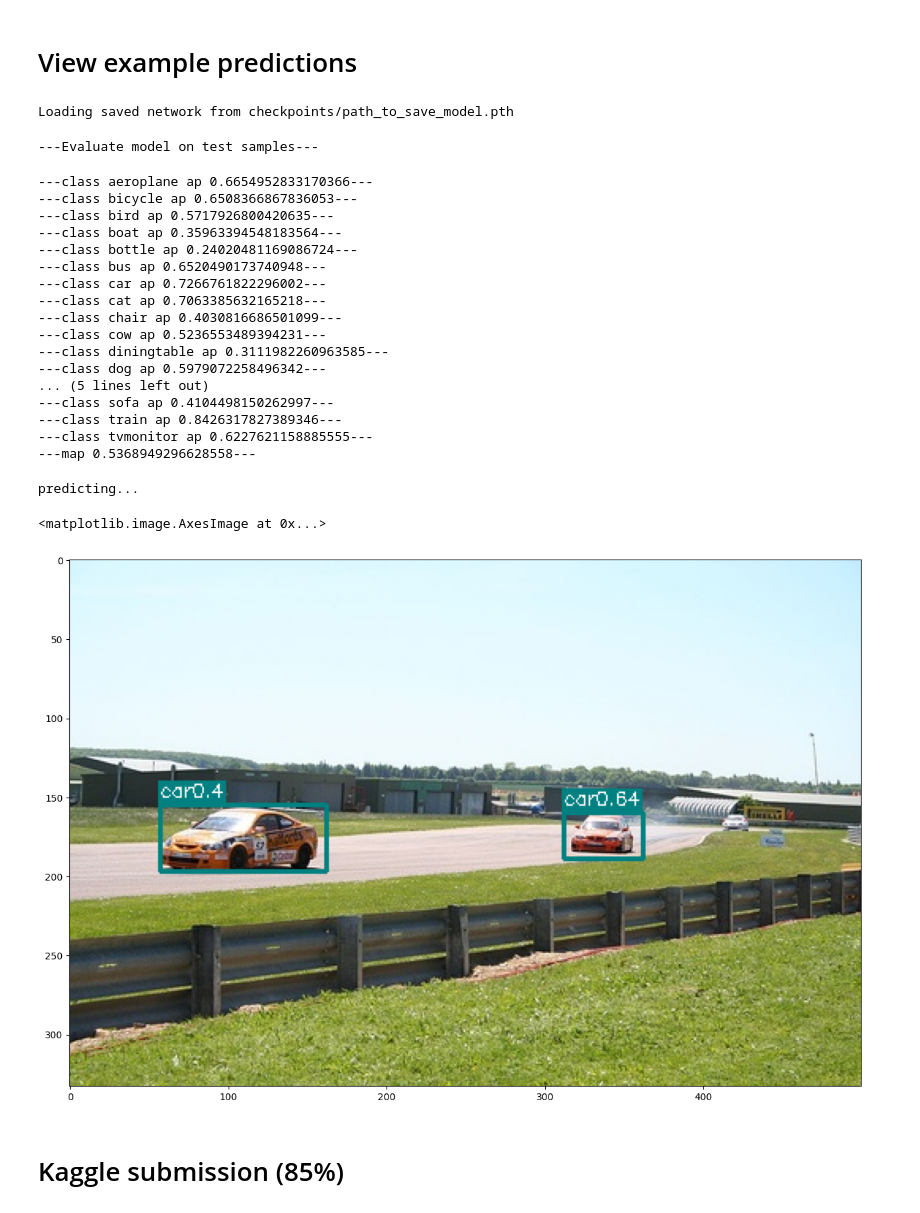
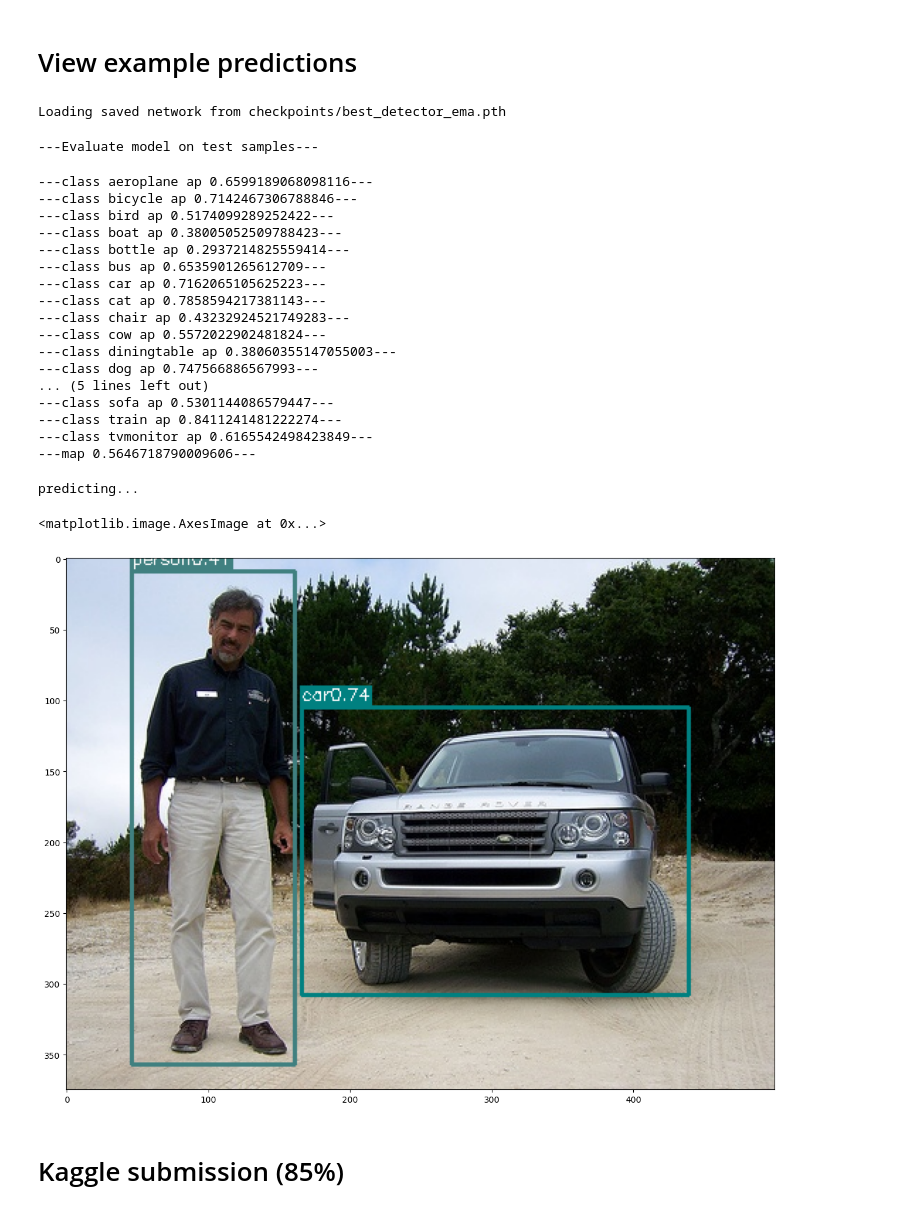
Before and after one commit to whats2000/Deep-Learning, a Jupyter notebook: PyTorch/Class/pytorch105/A5/A5.ipynb, the cells around one changed output. Saved outputs shown, nothing was run; the diff lists cells and outputs as text; code cells hidden in the pictures.

Commit message:
Add EMA result with loss v1

```diff
--- a/PyTorch/Class/pytorch105/A5/A5.ipynb
+++ b/PyTorch/Class/pytorch105/A5/A5.ipynb
@@ -136,0 +138,20 @@ data = train_dataset[0]
+# %%
+from src.config import VOC_CLASSES
+import torch
+
+# Assuming train_dataset.labels is a list of 1D tensors with class labels starting from 1
+labels_list = train_dataset.labels
+
+# Concatenate all tensors in the list to create a single tensor
+all_labels = torch.cat(labels_list)
+
+# Since labels start from 1, adjust them to start from 0 for correct indexing
+adjusted_labels = all_labels - 1
+
+# Count the frequency of each class label
+class_counts = torch.bincount(adjusted_labels)
+
+# Print the class counts with class names
+for class_index, count in enumerate(class_counts):
+    class_name = VOC_CLASSES[class_index]
+    print(f"Class {class_name}: {count} instances")
@@ -137,8 +179,14 @@ data = train_dataset[0]
 # %% [markdown]
 ## Set up training tools
 # %%
+from torch.optim.lr_scheduler import MultiStepLR
+
 criterion = YoloLoss(S, B, lambda_coord, lambda_noobj)
 optimizer = torch.optim.SGD(net.parameters(), lr=learning_rate, momentum=0.9, weight_decay=5e-4)
+
+# Learning Rate Scheduler
+# Reduce learning rate by a factor of 0.1 at epochs 30 and 40
+scheduler = MultiStepLR(optimizer, milestones=[40, 60], gamma=0.1)
 # %%
 """iter = enumerate(train_loader)
 i, data = next(iter)
@@ -186,18 +234,10 @@ writer = SummaryWriter('runs/training')
 
 best_val_loss = np.inf
 best_val_loss_ema = np.inf
-learning_rate = 1e-3
 
 # Open a file to write the metrics
 for epoch in range(num_epochs):
     net.train()
-
-    # Update learning rate late in training
-    if epoch == 50 or epoch == 60:
-        learning_rate /= 10.0
-
-    for param_group in optimizer.param_groups:
-        param_group['lr'] = learning_rate
 
     print('\n\nStarting epoch %d / %d' % (epoch + 1, num_epochs))
     print('Learning Rate for this epoch: {}'.format(optimizer.param_groups[0]['lr']))
@@ -283,6 +323,9 @@ for epoch in range(num_epochs):
         writer.add_scalar('AP/val_mean', mean_val_aps, epoch)
         writer.add_scalar('AP/val_ema_mean', mean_val_aps_ema, epoch)
 
+    # Scheduler step
+    scheduler.step()
+
     if (epoch+1) in [5, 10, 20, 30, 40]:
         torch.save(net.state_dict(),'checkpoints/detector_epoch_%d.pth' % (epoch+1))
 
@@ -496,7 +539,7 @@ Updating best val loss: 3.85333
 # %% [markdown]
 # View example predictions
 # %%
-load_network_path = 'checkpoints/path_to_save_model.pth'
+load_network_path = 'checkpoints/best_detector_ema.pth'
 pretrained = True
 
 # use to load a previously trained network
@@ -504,54 +547,54 @@ if load_network_path is not None:
     print('Loading saved network from {}'.format(load_network_path))
     ema.load_state_dict(torch.load(load_network_path))
 # %% [output]
-Loading saved network from checkpoints/path_to_save_model.pth
+Loading saved network from checkpoints/best_detector_ema.pth
 # %%
 val_aps = evaluate(ema, val_dataset_file=annotation_file_val, img_root=file_root_val)
 # %% [output]
 ---Evaluate model on test samples---
----class aeroplane ap 0.6654952833170366---
----class bicycle ap 0.6508366867836053---
----class bird ap 0.5717926800420635---
----class boat ap 0.35963394548183564---
----class bottle ap 0.24020481169086724---
----class bus ap 0.6520490173740948---
----class car ap 0.7266761822296002---
----class cat ap 0.7063385632165218---
----class chair ap 0.4030816686501099---
----class cow ap 0.5236553489394231---
----class diningtable ap 0.3111982260963585---
----class dog ap 0.5979072258496342---
+---class aeroplane ap 0.6599189068098116---
+---class bicycle ap 0.7142467306788846---
+---class bird ap 0.5174099289252422---
+---class boat ap 0.38005052509788423---
+---class bottle ap 0.2937214825559414---
+---class bus ap 0.6535901265612709---
+---class car ap 0.7162065105625223---
+---class cat ap 0.7858594217381143---
+---class chair ap 0.43232924521749283---
+---class cow ap 0.5572022902481824---
+---class diningtable ap 0.38060355147055003---
+---class dog ap 0.747566886567993---
 ... (5 lines left out)
----class sofa ap 0.4104498150262997---
----class train ap 0.8426317827389346---
----class tvmonitor ap 0.6227621158885555---
----map 0.5368949296628558---
+---class sofa ap 0.5301144086579447---
+---class train ap 0.8411241481222274---
+---class tvmonitor ap 0.6165542498423849---
+---map 0.5646718790009606---
 # %%
-net.eval()
+ema.eval()
 
 # select random image from val set
 image_name = random.choice(val_dataset.fnames)
 image = cv2.imread(os.path.join(file_root_val, image_name))
 image = cv2.cvtColor(image, cv2.COLOR_BGR2RGB)
 
 print('predicting...')
-result = predict_image(net, image_name, root_img_directory=file_root_val)
+result = predict_image(ema, image_name, root_img_directory=file_root_val)
 for left_up, right_bottom, class_name, _, prob in result:
     color = COLORS[VOC_CLASSES.index(class_name)]
     cv2.rectangle(image, left_up, right_bottom, color, 2)
     label = class_name + str(round(prob, 2))
     text_size, baseline = cv2.getTextSize(label, cv2.FONT_HERSHEY_SIMPLEX, 0.4, 1)
     p1 = (left_up[0], left_up[1] - text_size[1])
     cv2.rectangle(image, (p1[0] - 2 // 2, p1[1] - 2 - baseline), (p1[0] + text_size[0], p1[1] + text_size[1]),
                   color, -1)
     cv2.putText(image, label, (p1[0], p1[1] + baseline), cv2.FONT_HERSHEY_SIMPLEX, 0.4, (255, 255, 255), 1, 8)
 
 plt.figure(figsize = (15,15))
 plt.imshow(image)
 # %% [output]
 predicting...
 <matplotlib.image.AxesImage at 0x...>
-[figure, old version]
+[figure, new version]
 # %% [markdown]
 # Kaggle submission (85%)
 # %% [markdown]
```
Also changed, not shown: parts of 9 cells of this notebook, 7 other files.
